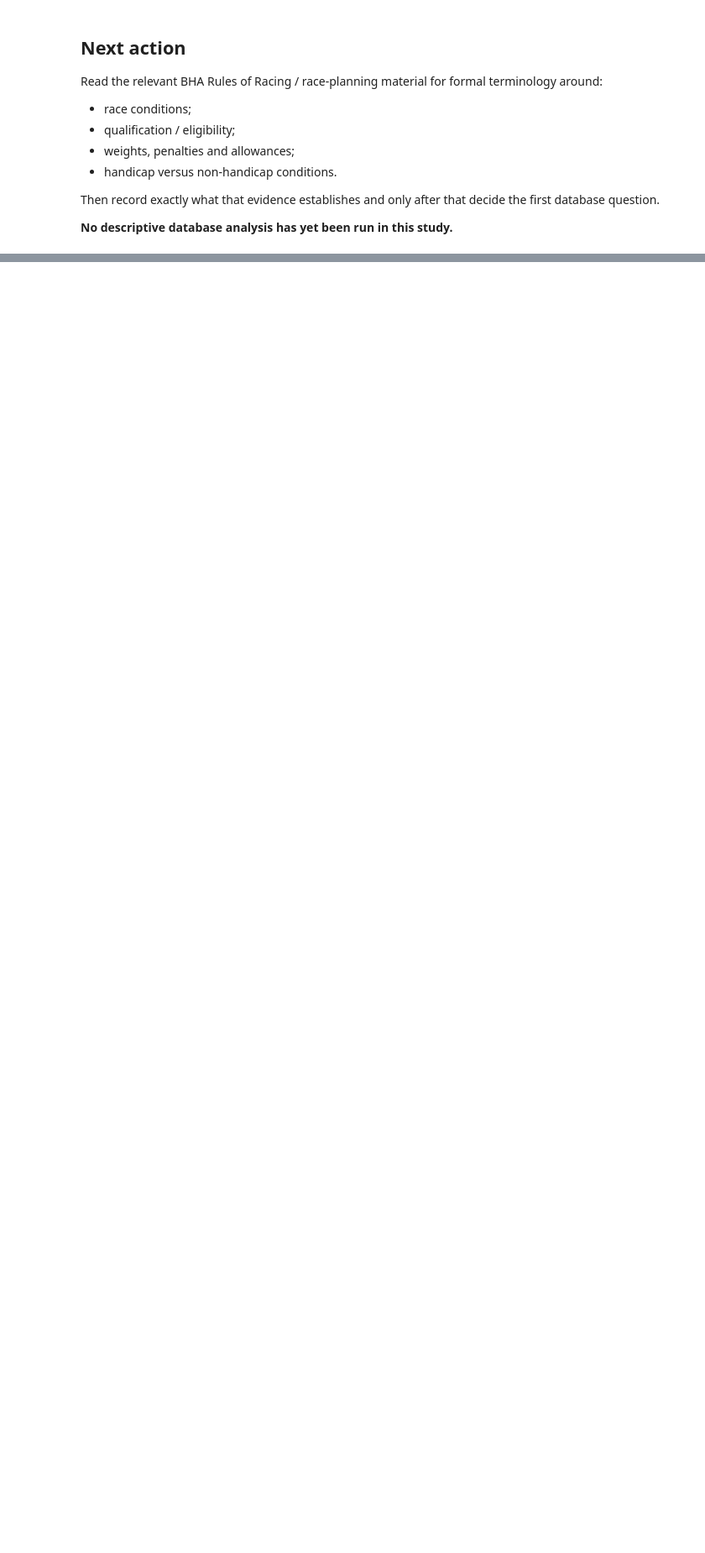
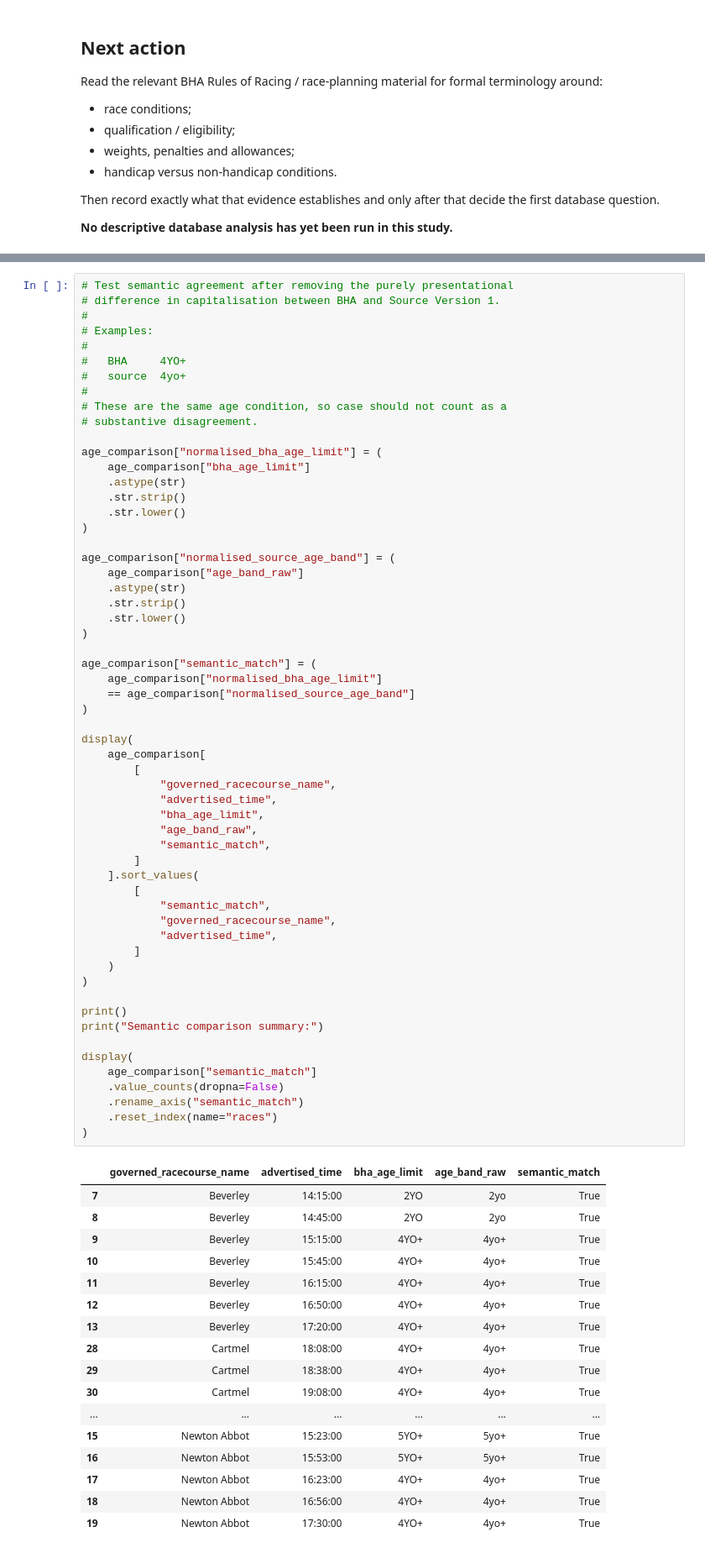
Before and after one commit to rjmac22/inside-rails-horse-racing, a Jupyter notebook: studies/jurisdictions/great_britain/05_what_is_a_british_horse_race.ipynb, the cells around one changed output, grey strips where cells are left out. Shown at 84% size. Drawn from its saved outputs; the diff is of its cells as text; blank space fills up the shorter version.

```diff
--- a/studies/jurisdictions/great_britain/05_what_is_a_british_horse_race.ipynb
+++ b/studies/jurisdictions/great_britain/05_what_is_a_british_horse_race.ipynb
@@ -182,0 +6012,76 @@ Then record exactly what that evidence establishes and only after that decide th
+# %%
+# Test semantic agreement after removing the purely presentational
+# difference in capitalisation between BHA and Source Version 1.
+#
+# Examples:
+#
+#   BHA     4YO+
+#   source  4yo+
+#
+# These are the same age condition, so case should not count as a
+# substantive disagreement.
+
+age_comparison["normalised_bha_age_limit"] = (
+    age_comparison["bha_age_limit"]
+    .astype(str)
+    .str.strip()
+    .str.lower()
+)
+
+age_comparison["normalised_source_age_band"] = (
+    age_comparison["age_band_raw"]
+    .astype(str)
+    .str.strip()
+    .str.lower()
+)
+
+age_comparison["semantic_match"] = (
+    age_comparison["normalised_bha_age_limit"]
+    == age_comparison["normalised_source_age_band"]
+)
+
+display(
+    age_comparison[
+        [
+            "governed_racecourse_name",
+            "advertised_time",
+            "bha_age_limit",
+            "age_band_raw",
+            "semantic_match",
+        ]
+    ].sort_values(
+        [
+            "semantic_match",
+            "governed_racecourse_name",
+            "advertised_time",
+        ]
+    )
+)
+
+print()
+print("Semantic comparison summary:")
+
+display(
+    age_comparison["semantic_match"]
+    .value_counts(dropna=False)
+    .rename_axis("semantic_match")
+    .reset_index(name="races")
+)
+# %% [output]
+|  | governed_racecourse_name | advertised_time | bha_age_limit | age_band_raw | semantic_match |
+| 7 | Beverley | 14:15:00 | 2YO | 2yo | True |
+| 8 | Beverley | 14:45:00 | 2YO | 2yo | True |
+| 9 | Beverley | 15:15:00 | 4YO+ | 4yo+ | True |
+| 10 | Beverley | 15:45:00 | 4YO+ | 4yo+ | True |
+| 11 | Beverley | 16:15:00 | 4YO+ | 4yo+ | True |
+| 12 | Beverley | 16:50:00 | 4YO+ | 4yo+ | True |
+| 13 | Beverley | 17:20:00 | 4YO+ | 4yo+ | True |
+| 28 | Cartmel | 18:08:00 | 4YO+ | 4yo+ | True |
+| 29 | Cartmel | 18:38:00 | 4YO+ | 4yo+ | True |
+| 30 | Cartmel | 19:08:00 | 4YO+ | 4yo+ | True |
+| ... | ... | ... | ... | ... | ... |
+| 15 | Newton Abbot | 15:23:00 | 5YO+ | 5yo+ | True |
+| 16 | Newton Abbot | 15:53:00 | 5YO+ | 5yo+ | True |
+| 17 | Newton Abbot | 16:23:00 | 4YO+ | 4yo+ | True |
+| 18 | Newton Abbot | 16:56:00 | 4YO+ | 4yo+ | True |
+| 19 | Newton Abbot | 17:30:00 | 4YO+ | 4yo+ | True |
```
Also changed, not shown: parts of 65 cells of this notebook.
